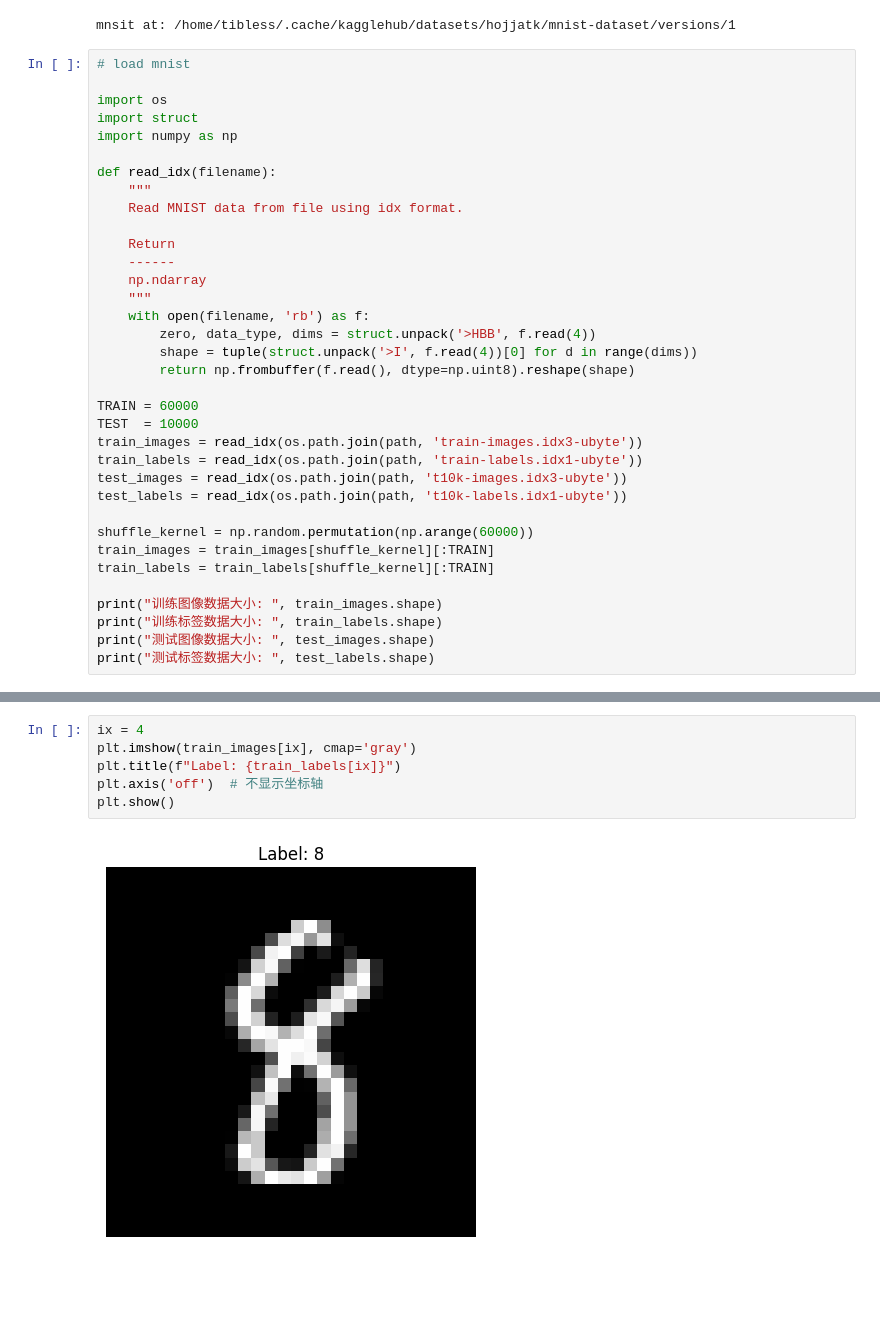
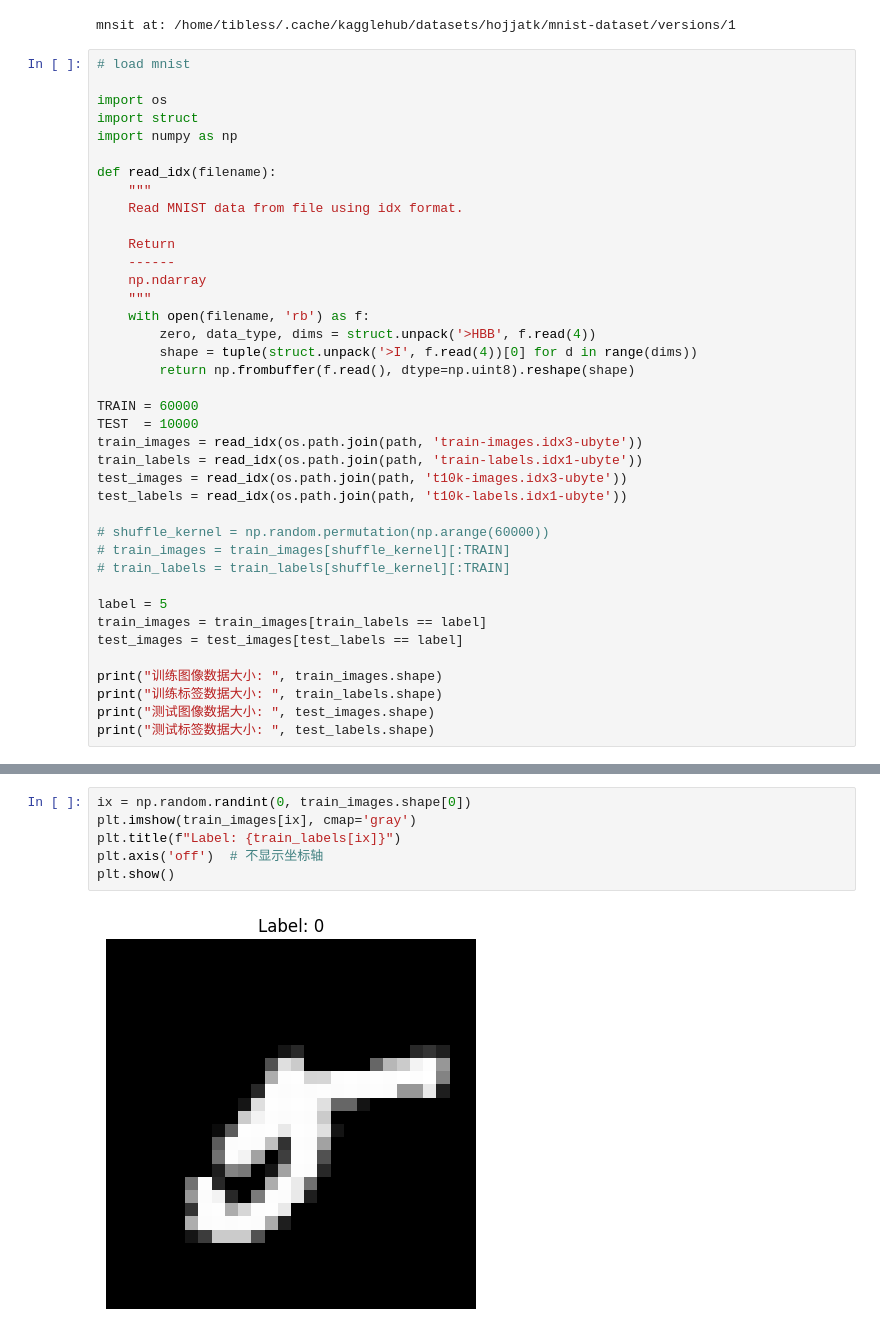
Before and after one commit to HugoPhi/jaxdls, a Jupyter notebook: vae_mnist.ipynb, the cells around one changed output, grey strips where cells are left out. Drawn from its saved outputs; the diff is of its cells as text; blank space fills up the shorter version.

```diff
--- a/vae_mnist.ipynb
+++ b/vae_mnist.ipynb
@@ -39,9 +39,13 @@ train_labels = read_idx(os.path.join(path, 'train-labels.idx1-ubyte'))
 test_images = read_idx(os.path.join(path, 't10k-images.idx3-ubyte'))
 test_labels = read_idx(os.path.join(path, 't10k-labels.idx1-ubyte'))
 
-shuffle_kernel = np.random.permutation(np.arange(60000))
-train_images = train_images[shuffle_kernel][:TRAIN]
-train_labels = train_labels[shuffle_kernel][:TRAIN]
+# shuffle_kernel = np.random.permutation(np.arange(60000))
+# train_images = train_images[shuffle_kernel][:TRAIN]
+# train_labels = train_labels[shuffle_kernel][:TRAIN]
+
+label = 5
+train_images = train_images[train_labels == label]
+test_images = test_images[test_labels == label]
 
 print("训练图像数据大小: ", train_images.shape)
 print("训练标签数据大小: ", train_labels.shape)
@@ -68,9 +63,9 @@ y_test_one_hot = one_hot(y_test, 10)
 # %%
-ix = 4
+ix = np.random.randint(0, train_images.shape[0])
 plt.imshow(train_images[ix], cmap='gray')
 plt.title(f"Label: {train_labels[ix]}")
 plt.axis('off')  # 不显示坐标轴
 plt.show()
 # %% [output]
-[figure, old version]
+[figure, new version]
 # %%
```
Also changed, not shown: parts of 5 cells of this notebook, 1 other file.
